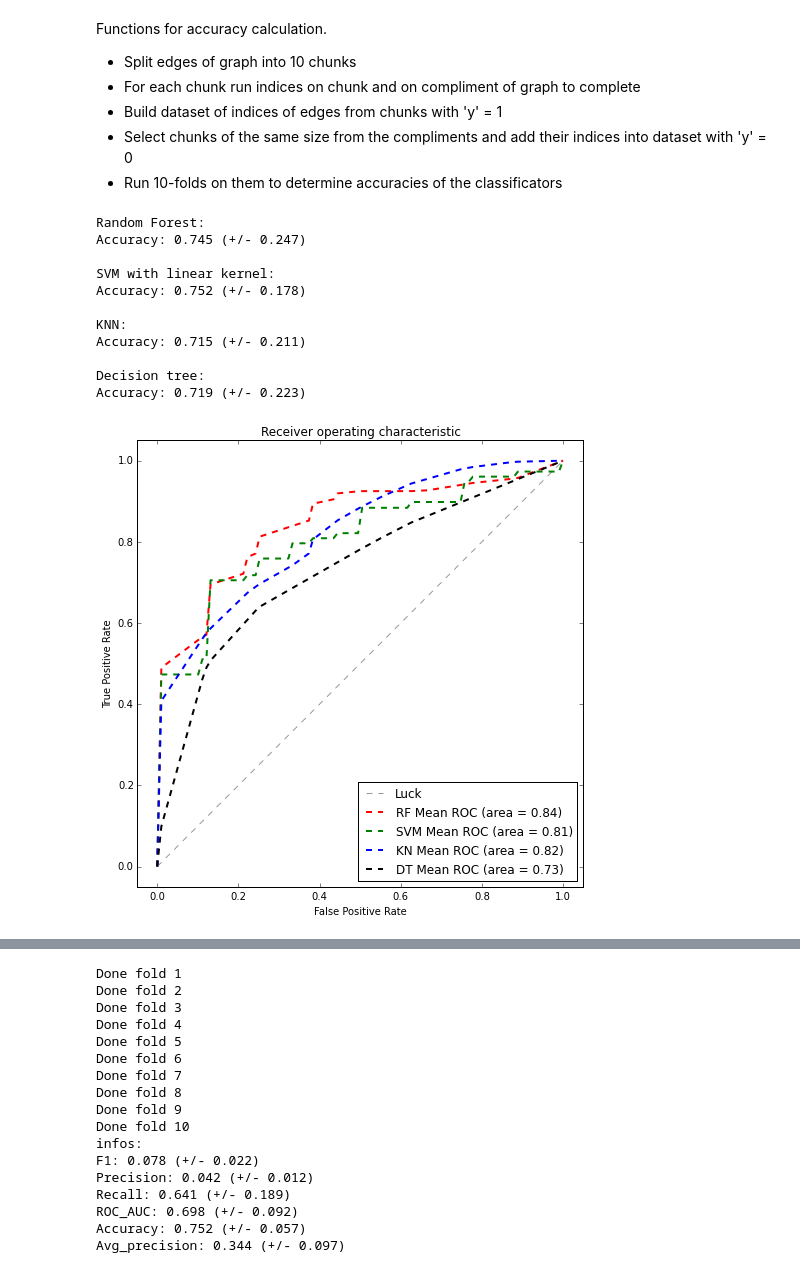
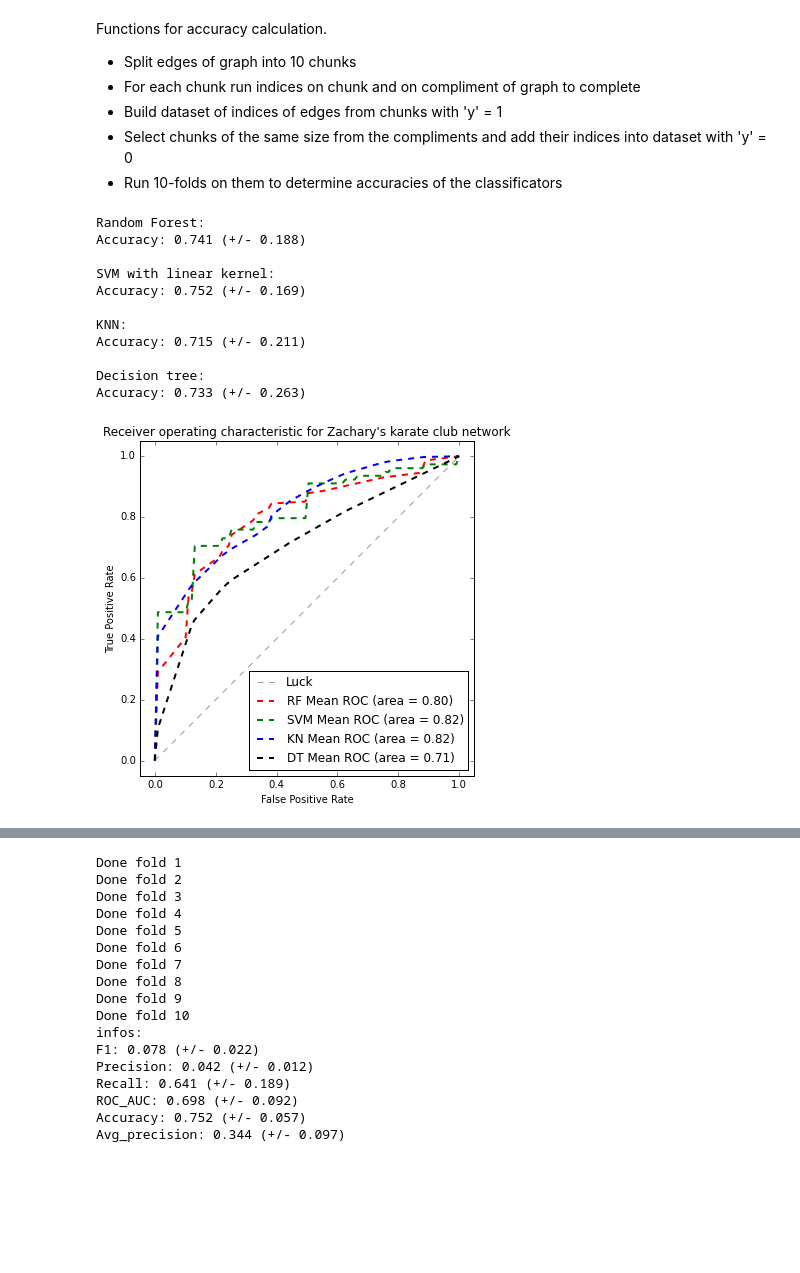
Before and after one commit to libfun/Course_m1_2015, a Jupyter notebook: ipynb/Link_Prediction_2.ipynb, the cells around one changed output, grey strips where cells are left out. Saved outputs shown, nothing was run; the diff lists cells and outputs as text; code cells hidden in the pictures; blank space fills up the shorter version.

```diff
--- a/ipynb/Link_Prediction_2.ipynb
+++ b/ipynb/Link_Prediction_2.ipynb
@@ -544,20 +545,20 @@ def get_folds_test(G, alg = 'rf', nfolds = 10):
     #print 'mean roc_auc:', np.mean(rocaucs)
     #print 'mean accuracy:', np.mean(accuracies)
     #print 'mean avg_precision:', np.mean(avg_prcs)
-# %%
-get_folds_test(nx.karate_club_graph())
-# %% [output]
-Random Forest:
-Accuracy: 0.745 (+/- 0.247)
-
-SVM with linear kernel:
-Accuracy: 0.752 (+/- 0.178)
-
-KNN:
-Accuracy: 0.715 (+/- 0.211)
-
-Decision tree:
-Accuracy: 0.719 (+/- 0.223)
-[figure, removed]
+# %%
+get_folds_test(nx.karate_club_graph(), name = "Zachary's karate club", fname = 'KC_test.png')
+# %% [output]
+Random Forest:
+Accuracy: 0.741 (+/- 0.188)
+
+SVM with linear kernel:
+Accuracy: 0.752 (+/- 0.169)
+
+KNN:
+Accuracy: 0.715 (+/- 0.211)
+
+Decision tree:
+Accuracy: 0.733 (+/- 0.263)
+[figure, added]
 # %%
 newman_adjnoun = nx.read_gml('./netws/newman/adjnoun/adjnoun.gml')
```
Also changed, not shown: parts of 17 cells of this notebook, 18 other files.
